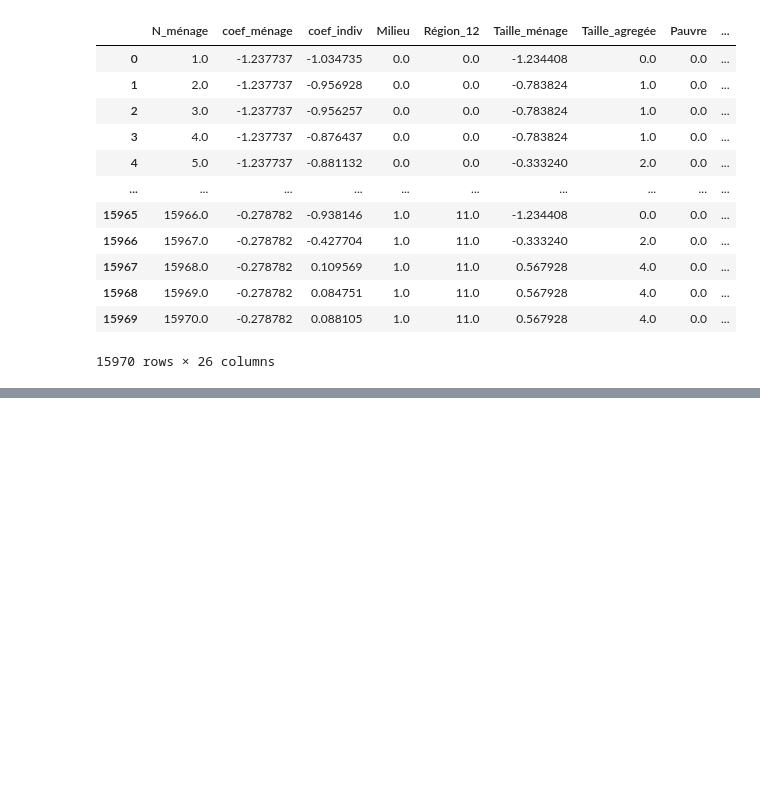
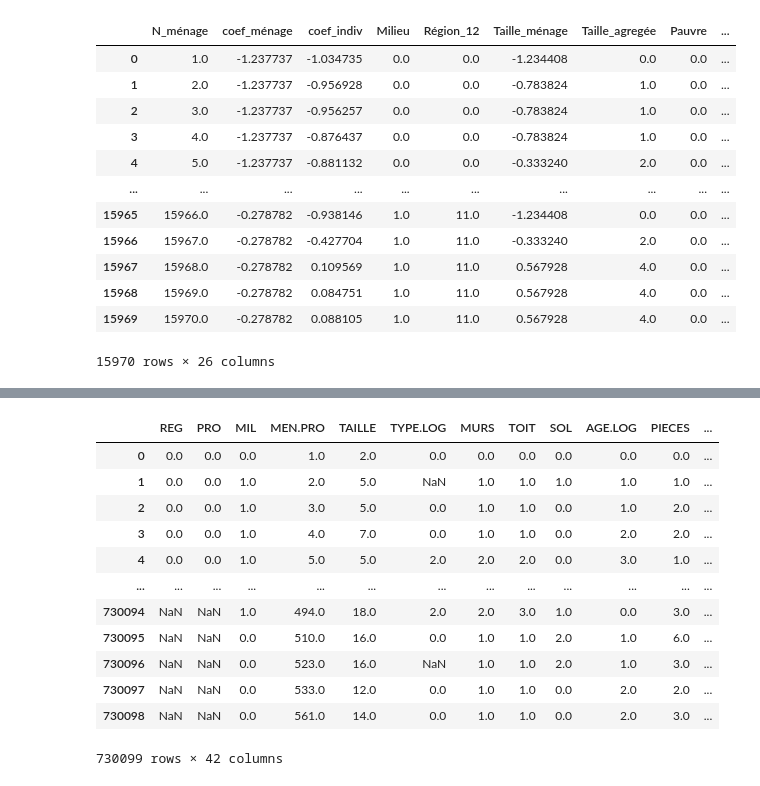
Before and after one commit to Hvllvix/HCP-Internship, a Jupyter notebook: Notebooks/Pre-processing.ipynb, the cells around one changed output, grey strips where cells are left out. Drawn from its saved outputs; the diff is of its cells as text; code cells hidden in the pictures; blank space fills up the shorter version.

```diff
--- a/Notebooks/Pre-processing.ipynb
+++ b/Notebooks/Pre-processing.ipynb
@@ -91,13 +85,13 @@ display(pd.DataFrame(ENCDM.dtypes).T)
 # %%
 MapENCDM = {column: {i[1] : (i[0] if str(i[1]).lower() != 'nan' else None) for i in enumerate(ENCDM[column].unique())} for column in ENCDM.columns if ENCDM[column].dtype == 'category'}
 
-Encoded = pd.DataFrame({column: ENCDM[column].map(lambda row : MapENCDM[column][row]) for column in MapENCDM.keys()}, dtype = 'category')
+Encoded = pd.DataFrame({column: ENCDM[column].map(MapENCDM[column]) for column in MapENCDM.keys()}, dtype = 'category')
 CleanENCDM = pd.DataFrame({column : (ENCDM[column] if column not in Encoded.columns else Encoded[column]) for column in ENCDM.columns})
 
-types = {column : str(CleanENCDM[column].dtype) for column in CleanENCDM.columns}
+TypesENCDM = {column : str(CleanENCDM[column].dtype) for column in CleanENCDM.columns}
 for column in CleanENCDM.columns : CleanENCDM[column] = CleanENCDM[column].astype('float64')
 
-display(CleanENCDM, pd.DataFrame({i[0] : [i[1]] for i in types.items()}))
+display(CleanENCDM, pd.DataFrame({i[0] : [i[1]] for i in TypesENCDM.items()}))
 # %% [output]
 |  | N_ménage | coef_ménage | coef_indiv | Milieu | Région_12 | Taille_ménage | Taille_agregée | Pauvre | ... |
 | 0 | 1.0 | 165.0 | 560.0 | 0.0 | 0.0 | 2.0 | 0.0 | 0.0 | ... |
@@ -176,16 +170,31 @@ display(CleanENCDM)
 | 15969 | 15970.0 | -0.278782 | 0.088105 | 1.0 | 11.0 | 0.567928 | 4.0 | 0.0 | ... |
 15970 rows × 26 columns
 # %%
-import joblib, json
+import joblib, json, pathlib
 
-with open('../Asests/Maps/MapENCDM.json', 'w', encoding = 'utf-8') as file :
-    json.dump({column : dict(sorted(map.items(), key = lambda item: len(str(item[0])))) for column, map in MapENCDM.items()}, file, indent = 4, ensure_ascii = False)
+if not pathlib.Path('../Asests/Maps/MapENCDM.json').exists() :
+    with open('../Asests/Maps/MapENCDM.json', 'w', encoding = 'utf-8') as file :
+        json.dump({column : dict(sorted(map.items(), key = lambda item: len(str(item[0])))) for column, map in MapENCDM.items()}, file, indent = 4, ensure_ascii = False)
 
-for column in Scalers.keys() :
-    CleanENCDM[column] = Scalers[column][0].inverse_transform(pd.DataFrame(CleanENCDM[column]))
-CleanENCDM.to_parquet('../Data/Processed/CleanENCDM.parquet')
+if not pathlib.Path('../Asests/Types/TypesENCDM.json').exists() :
+    with open('../Asests/Types/TypesENCDM.json', 'w', encoding = 'utf-8') as file :
+        json.dump(TypesENCDM, file, indent = 4, ensure_ascii = False)
 
-for target, model in Models.items() : joblib.dump(model, f'../Models/Imputers/{target}.joblib')
+if not pathlib.Path('../Asests/Dependencies/DependenciesENCDM.json').exists() :
+    with open('../Asests/Dependencies/DependenciesENCDM.json', 'w', encoding = 'utf-8') as file :
+        json.dump({target : features[1] for target, features in DependenciesENCDM.items()}, file, indent = 4, ensure_ascii = False)
+
+if not pathlib.Path('../Data/Processed/CleanENCDM.parquet').exists() :
+    for column in TypesENCDM.keys() : CleanENCDM[column] = CleanENCDM[column].astype(TypesENCDM[column])
+    CleanENCDM.to_parquet('../Data/Processed/CleanENCDM.parquet')
+
+for target, model in Models.items() :
+    if not pathlib.Path(f'../Models/Imputers/ENCDM/KNN_{target}.joblib').exists() :
+        joblib.dump(model, f'../Models/Imputers/ENCDM/KNN_{target}.joblib')
+
+for column in ScalersENCDM.keys() :
+    if not pathlib.Path(f'../Models/Scalers/ENCDM/SS_{column}.joblib').exists() :
+        joblib.dump(ScalersENCDM[column][0], f'../Models/Scalers/ENCDM/SS_{column}.joblib')
 # %%
 display(pd.read_parquet('../Data/Processed/CleanENCDM.parquet'))
 # %% [output]
@@ -204,0 +246,24 @@ display(pd.read_parquet('../Data/Processed/CleanENCDM.parquet'))
+# %%
+MapRGPH = {column: {i[1] : (i[0] if str(i[1]).lower() != 'nan' else None) for i in enumerate(RGPH[column].unique())} for column in RGPH.columns if RGPH[column].dtype == 'category'}
+
+Encoded = pd.DataFrame({column: RGPH[column].map(MapRGPH[column]) for column in MapRGPH.keys()}, dtype = 'category')
+CleanRGPH = pd.DataFrame({column : (RGPH[column] if column not in Encoded.columns else Encoded[column]) for column in RGPH.columns})
+
+TypesRGPH = {column : str(CleanRGPH[column].dtype) for column in CleanRGPH.columns}
+for column in CleanRGPH.columns : CleanRGPH[column] = CleanRGPH[column].astype('float64')
+
+display(CleanRGPH, pd.DataFrame({i[0] : [i[1]] for i in TypesRGPH.items()}))
+# %% [output]
+|  | REG | PRO | MIL | MEN.PRO | TAILLE | TYPE.LOG | MURS | TOIT | SOL | AGE.LOG | PIECES | ... |
+| 0 | 0.0 | 0.0 | 0.0 | 1.0 | 2.0 | 0.0 | 0.0 | 0.0 | 0.0 | 0.0 | 0.0 | ... |
+| 1 | 0.0 | 0.0 | 1.0 | 2.0 | 5.0 | NaN | 1.0 | 1.0 | 1.0 | 1.0 | 1.0 | ... |
+| 2 | 0.0 | 0.0 | 1.0 | 3.0 | 5.0 | 0.0 | 1.0 | 1.0 | 0.0 | 1.0 | 2.0 | ... |
+| 3 | 0.0 | 0.0 | 1.0 | 4.0 | 7.0 | 0.0 | 1.0 | 1.0 | 0.0 | 2.0 | 2.0 | ... |
+| 4 | 0.0 | 0.0 | 1.0 | 5.0 | 5.0 | 2.0 | 2.0 | 2.0 | 0.0 | 3.0 | 1.0 | ... |
+| ... | ... | ... | ... | ... | ... | ... | ... | ... | ... | ... | ... | ... |
+| 730094 | NaN | NaN | 1.0 | 494.0 | 18.0 | 2.0 | 2.0 | 3.0 | 1.0 | 0.0 | 3.0 | ... |
+| 730095 | NaN | NaN | 0.0 | 510.0 | 16.0 | 0.0 | 1.0 | 1.0 | 2.0 | 1.0 | 6.0 | ... |
+| 730096 | NaN | NaN | 0.0 | 523.0 | 16.0 | NaN | 1.0 | 1.0 | 2.0 | 1.0 | 3.0 | ... |
+| 730097 | NaN | NaN | 0.0 | 533.0 | 12.0 | 0.0 | 1.0 | 1.0 | 0.0 | 2.0 | 2.0 | ... |
+| 730098 | NaN | NaN | 0.0 | 561.0 | 14.0 | 0.0 | 1.0 | 1.0 | 0.0 | 2.0 | 3.0 | ... |
+730099 rows × 42 columns
```
Also changed, not shown: parts of 11 cells of this notebook, 20 other files.
